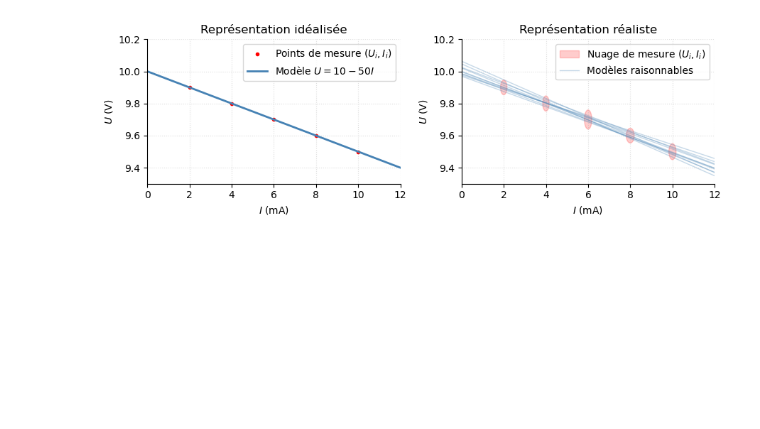
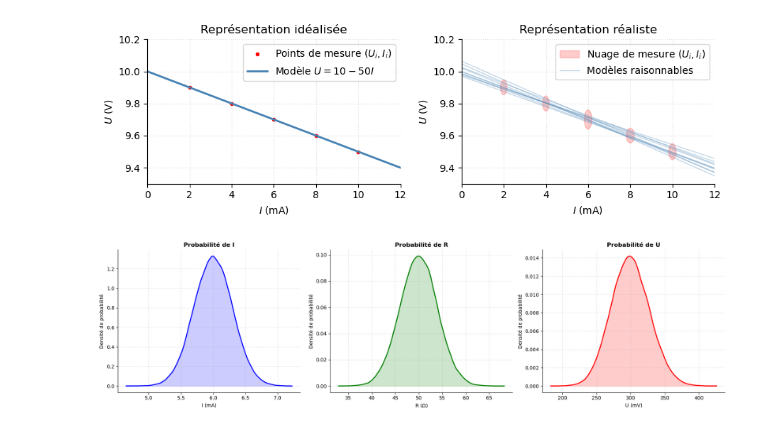
Before and after one commit to browaeys/misc_images, a Jupyter notebook: algoprog/matplotlib_gen/figures.ipynb, the cells around one changed output. Drawn from its saved outputs; the diff is of its cells as text; code cells hidden in the pictures; blank space fills up the shorter version.

Commit message:
densités

```diff
--- a/algoprog/matplotlib_gen/figures.ipynb
+++ b/algoprog/matplotlib_gen/figures.ipynb
@@ -508,3 +508,51 @@ plt.savefig("points_vs_nuages.svg") # Enregistrement de la figure au format SVG
 plt.show()
 # %% [output]
 [figure]
+# %%
+import numpy as np
+import matplotlib.pyplot as plt
+from scipy.stats import gaussian_kde
+
+# Configuration graphique
+plt.rcParams['font.family'] = 'sans-serif'
+
+# 1. Génération des échantillons (Simulation de Monte Carlo)
+n_samples = 100000
+
+# Intensité I : moyenne 6 mA, écart-type 0.3 mA
+I_samples = np.random.normal(6, 0.3, n_samples)
+
+# Résistance R : moyenne 50 Ohm, écart-type 4 Ohm
+R_samples = np.random.normal(50, 4, n_samples)
+
+# Tension U = R * I (Calcul point par point de l'ensemble infini)
+# Si I est en mA et R en Ohm, U est en mV
+U_samples = I_samples * R_samples
+
+def plot_density(ax, data, label, color, unit):
+    """Fonction utilitaire pour tracer une densité de probabilité lissée (KDE)"""
+    kde = gaussian_kde(data)
+    x = np.linspace(data.min(), data.max(), 500)
+    ax.fill_between(x, kde(x), color=color, alpha=0.2)
+    ax.plot(x, kde(x), color=color, linewidth=2)
+    ax.set_xlabel(f'{label} ({unit})')
+    ax.set_ylabel('Densité de probabilité')
+    ax.set_title(f'Probabilité de {label}', fontweight='bold')
+    ax.grid(True, linestyle=':', alpha=0.6)
+    ax.spines['top'].set_visible(False)
+    ax.spines['right'].set_visible(False)
+
+# Création de la figure avec 3 sous-graphiques
+fig, (ax1, ax2, ax3) = plt.subplots(1, 3, figsize=(18, 5))
+
+# Tracé des trois densités
+plot_density(ax1, I_samples, 'I', 'blue', 'mA')
+plot_density(ax2, R_samples, 'R', 'green', '$\Omega$')
+plot_density(ax3, U_samples, 'U', 'red', 'mV')
+
+plt.tight_layout()
+
+plt.savefig("densities.svg") # Enregistrement de la figure au format SVG
+plt.show()
+# %% [output]
+[figure, added]
```
Also changed, not shown: 1 other file.
